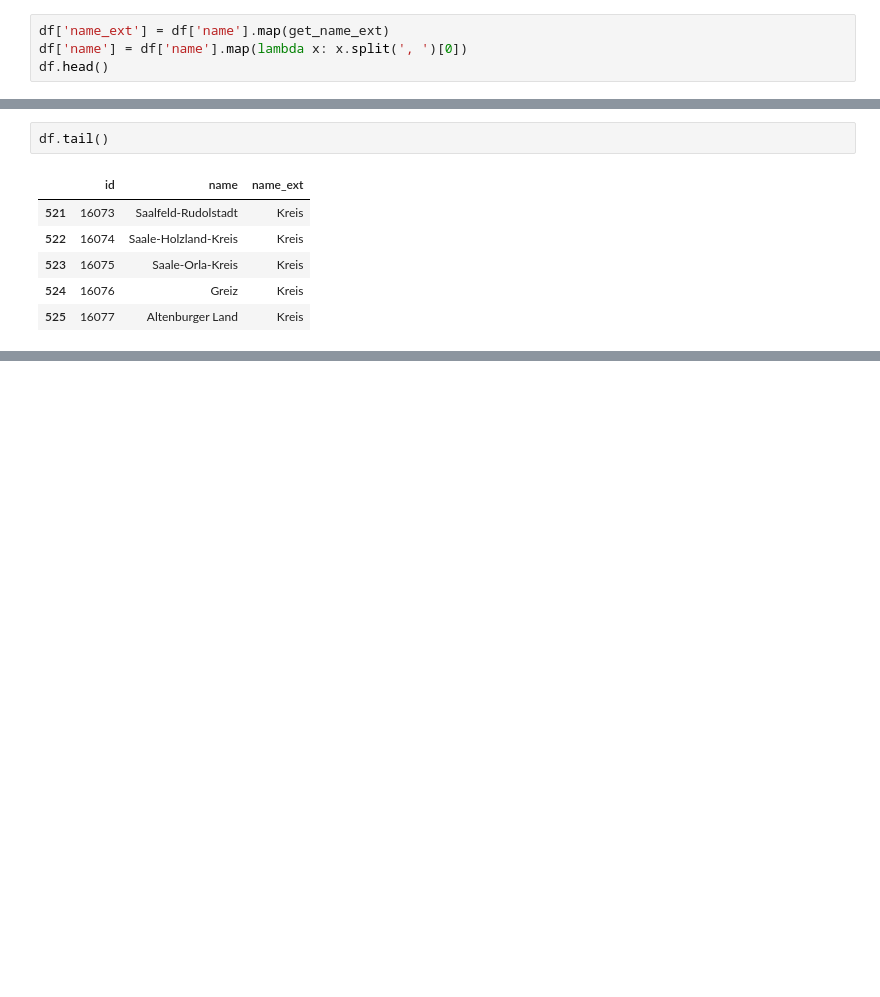
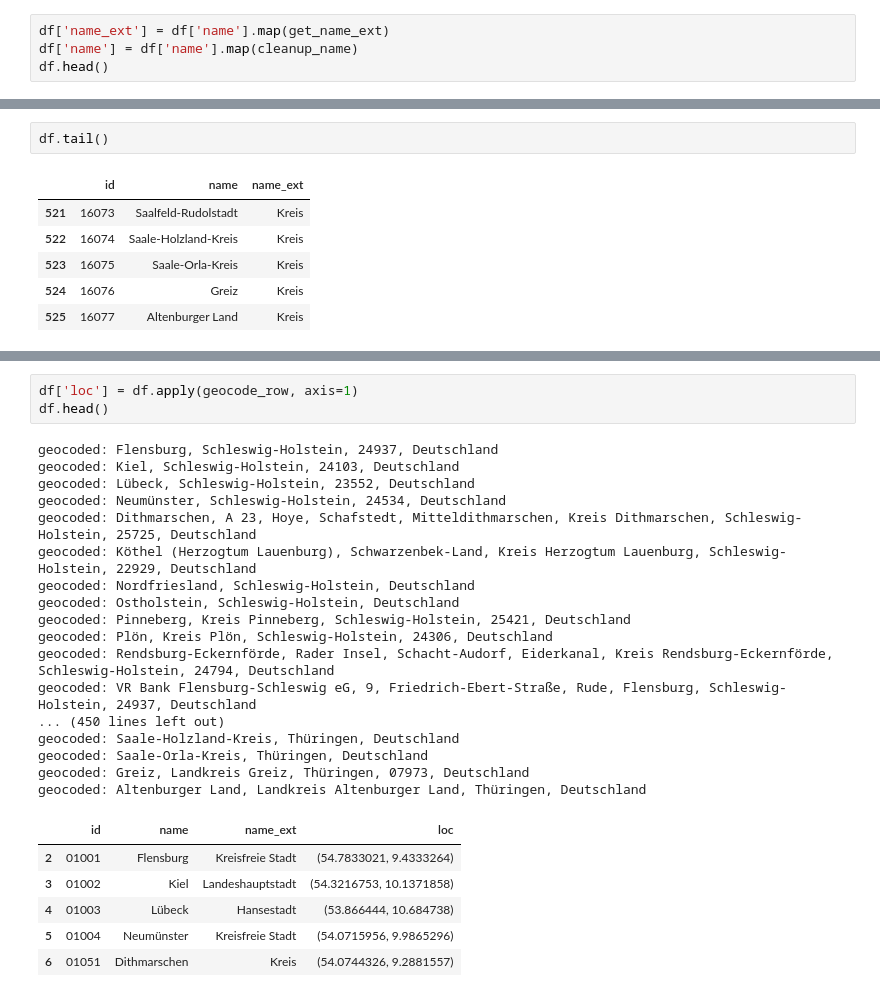
Before and after one commit to datenguide/datenguide-backend, a Jupyter notebook: build-base-data.ipynb, the cells around one changed output, grey strips where cells are left out. Drawn from its saved outputs; the diff is of its cells as text; blank space fills up the shorter version.

```diff
--- a/build-base-data.ipynb
+++ b/build-base-data.ipynb
@@ -34,6 +40,6 @@ def get_name_ext(name):
 # %%
 df['name_ext'] = df['name'].map(get_name_ext)
-df['name'] = df['name'].map(lambda x: x.split(', ')[0])
+df['name'] = df['name'].map(cleanup_name)
 df.head()
 # %% [output]
 |  | id | name | name_ext |
@@ -53,0 +92,27 @@ df.tail()
+# %%
+df['loc'] = df.apply(geocode_row, axis=1)
+df.head()
+# %% [output]
+geocoded: Flensburg, Schleswig-Holstein, 24937, Deutschland
+geocoded: Kiel, Schleswig-Holstein, 24103, Deutschland
+geocoded: Lübeck, Schleswig-Holstein, 23552, Deutschland
+geocoded: Neumünster, Schleswig-Holstein, 24534, Deutschland
+geocoded: Dithmarschen, A 23, Hoye, Schafstedt, Mitteldithmarschen, Kreis Dithmarschen, Schleswig-Holstein, 25725, Deutschland
+geocoded: Köthel (Herzogtum Lauenburg), Schwarzenbek-Land, Kreis Herzogtum Lauenburg, Schleswig-Holstein, 22929, Deutschland
+geocoded: Nordfriesland, Schleswig-Holstein, Deutschland
+geocoded: Ostholstein, Schleswig-Holstein, Deutschland
+geocoded: Pinneberg, Kreis Pinneberg, Schleswig-Holstein, 25421, Deutschland
+geocoded: Plön, Kreis Plön, Schleswig-Holstein, 24306, Deutschland
+geocoded: Rendsburg-Eckernförde, Rader Insel, Schacht-Audorf, Eiderkanal, Kreis Rendsburg-Eckernförde, Schleswig-Holstein, 24794, Deutschland
+geocoded: VR Bank Flensburg-Schleswig eG, 9, Friedrich-Ebert-Straße, Rude, Flensburg, Schleswig-Holstein, 24937, Deutschland
+... (450 lines left out)
+geocoded: Saale-Holzland-Kreis, Thüringen, Deutschland
+geocoded: Saale-Orla-Kreis, Thüringen, Deutschland
+geocoded: Greiz, Landkreis Greiz, Thüringen, 07973, Deutschland
+geocoded: Altenburger Land, Landkreis Altenburger Land, Thüringen, Deutschland
+|  | id | name | name_ext | loc |
+| 2 | 01001 | Flensburg | Kreisfreie Stadt | (54.7833021, 9.4333264) |
+| 3 | 01002 | Kiel | Landeshauptstadt | (54.3216753, 10.1371858) |
+| 4 | 01003 | Lübeck | Hansestadt | (53.866444, 10.684738) |
+| 5 | 01004 | Neumünster | Kreisfreie Stadt | (54.0715956, 9.9865296) |
+| 6 | 01051 | Dithmarschen | Kreis | (54.0744326, 9.2881557) |
```
Also changed, not shown: parts of 11 cells of this notebook, 1 other file.
